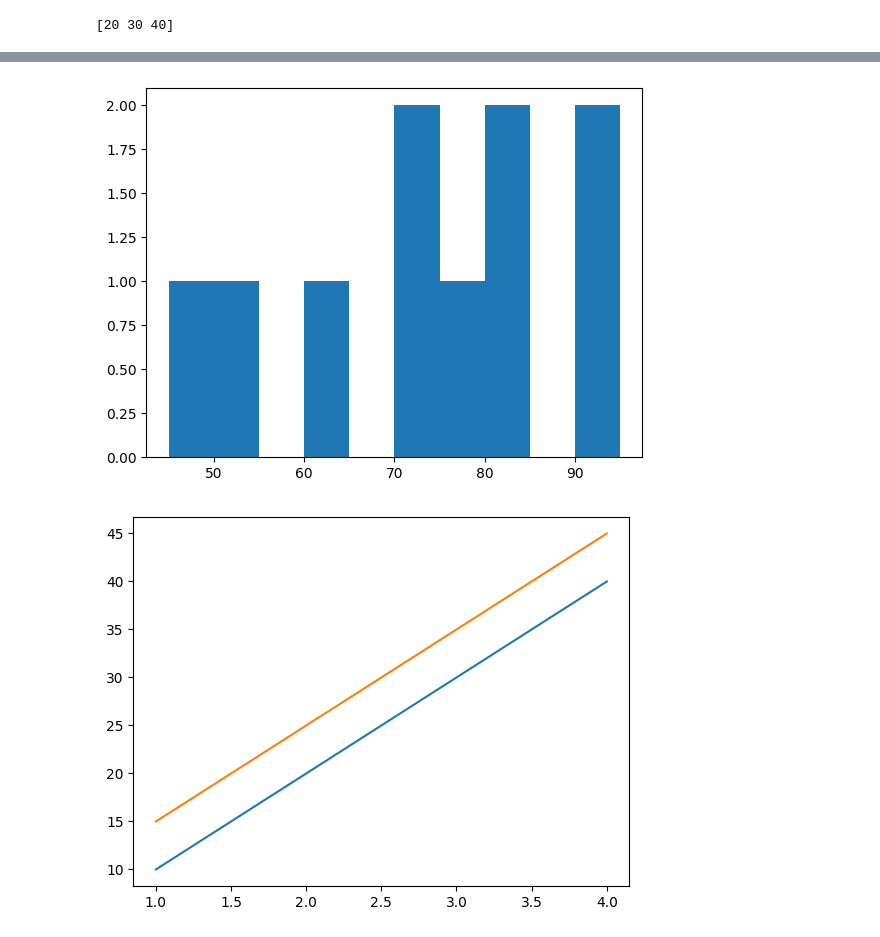
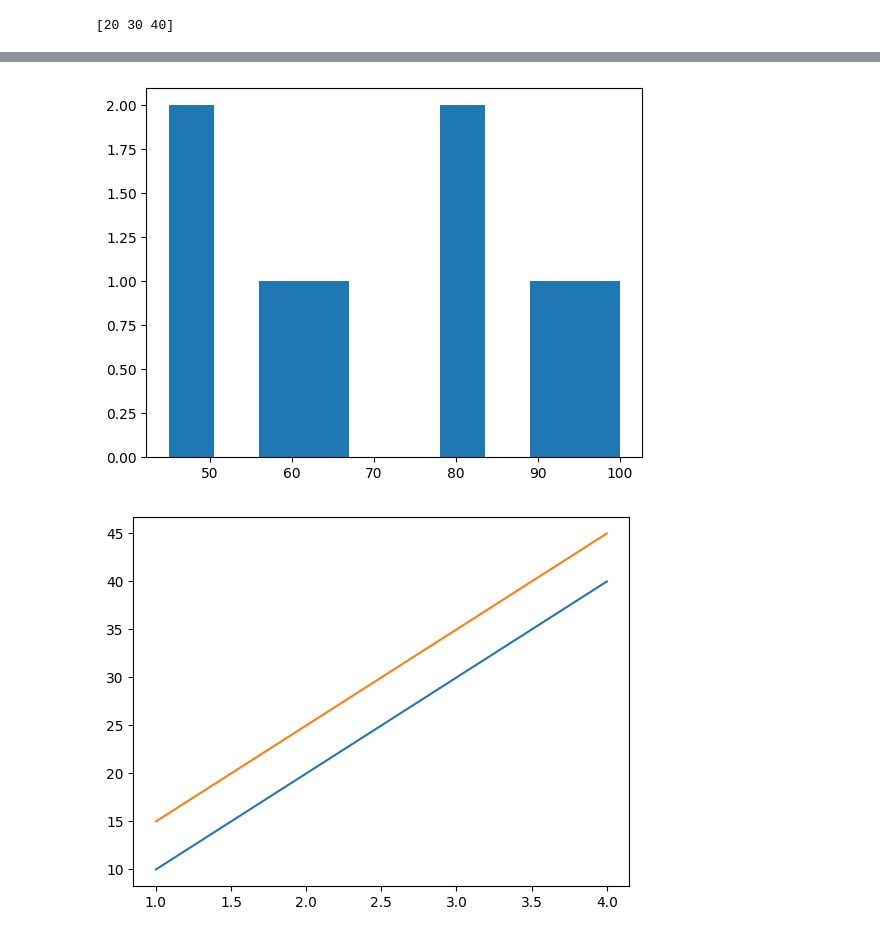
Before and after one commit to vyshnkb/DigitalQueueSystem, a Jupyter notebook: Untitled0.ipynb, the cells around one changed output, grey strips where cells are left out. Drawn from its saved outputs; the diff is of its cells as text; code cells hidden in the pictures.

```diff
--- a/Untitled0.ipynb
+++ b/Untitled0.ipynb
@@ -178,11 +150,10 @@ plt.show()
 # %%
 import matplotlib.pyplot as plt
-marks = [45,50,60,70,72,
-         75,80,82,90,95]
+marks = [45,50,60,80,100,65,78,90]
 plt.hist(marks)
 plt.show()
 # %% [output]
-[figure, old version]
+[figure, new version]
 # %%
 import matplotlib.pyplot as plt
 x = [1,2,3,4]
```
Also changed, not shown: parts of 25 cells of this notebook.
